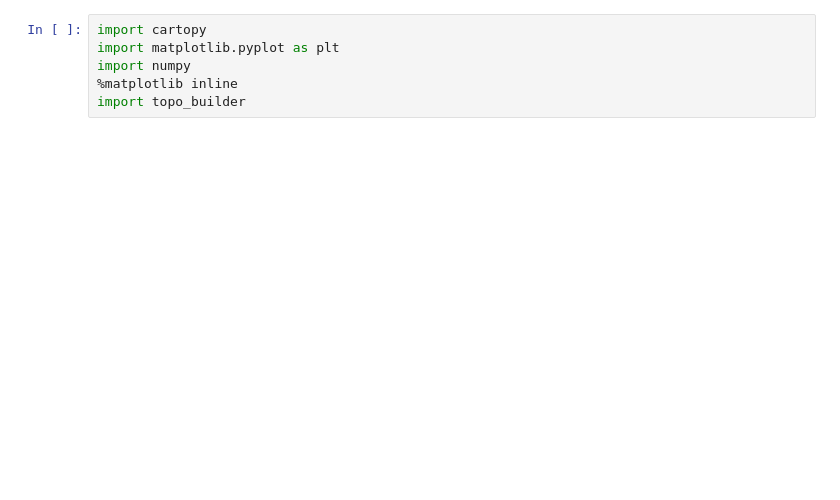
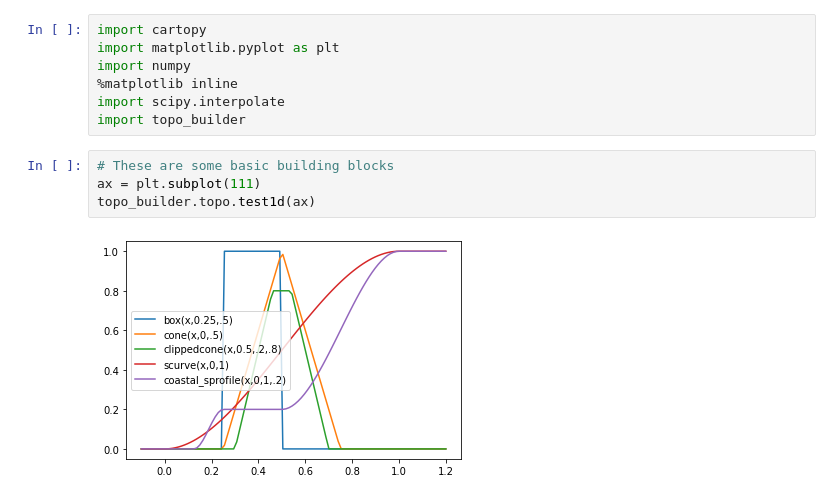
Before and after one commit to ocean-eddy-cpt/NeverWorld2, a Jupyter notebook: NeverWorld2.ipynb, the cells around one changed output. Saved outputs shown, nothing was run; the diff lists cells and outputs as text; blank space fills up the shorter version.

```diff
--- a/NeverWorld2.ipynb
+++ b/NeverWorld2.ipynb
@@ -3,4 +3,11 @@ import cartopy
 import matplotlib.pyplot as plt
 import numpy
 %matplotlib inline
+import scipy.interpolate
 import topo_builder
+# %%
+# These are some basic building blocks
+ax = plt.subplot(111)
+topo_builder.topo.test1d(ax)
+# %% [output]
+[figure, added]
```
Also changed, not shown: parts of 7 cells of this notebook, 3 other files.
